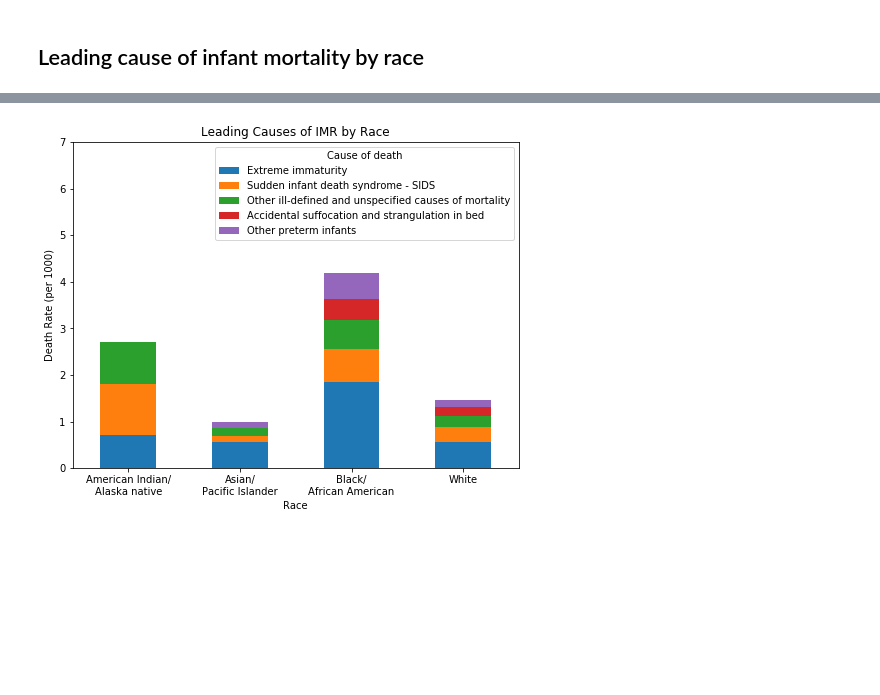
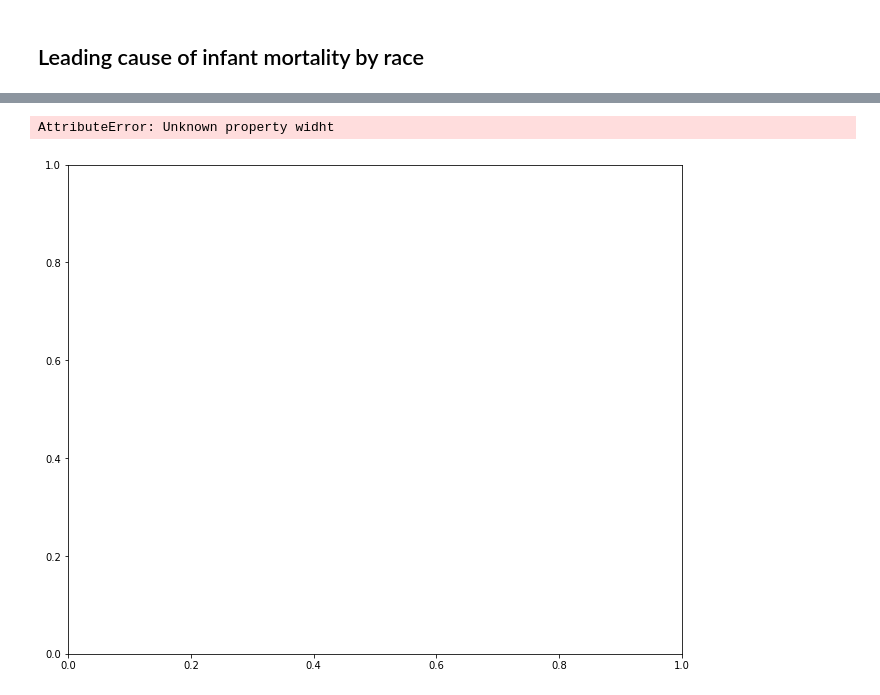
Before and after one commit to jasminajovanovic/IMR, a Jupyter notebook: IMR.ipynb, the cells around one changed output, grey strips where cells are left out. Saved outputs shown, nothing was run; the diff lists cells and outputs as text; code cells hidden in the pictures; blank space fills up the shorter version.

```diff
--- a/IMR.ipynb
+++ b/IMR.ipynb
@@ -249,10 +249,11 @@ dfImrByRaceByCausePlotting = dfImrByRaceByCausePlotting[[
  'Accidental suffocation and strangulation in bed',
  'Other preterm infants']]
 # %%
-ax = dfImrByRaceByCausePlotting.plot.bar(stacked=True, ylim=(0,7), figsize=(8, 6), title="Leading Causes of IMR by Race", rot=0)
+ax = dfImrByRaceByCausePlotting.plot.bar(stacked=True, ylim=(0,7), figsize=(11, 9),  widht=2, title="Leading Causes of IMR by Race", rot=0)
 ax.set_ylabel("Death Rate (per 1000)")
 ax.set_xticklabels (['American Indian/\nAlaska native', 'Asian/\nPacific Islander', 'Black/\nAfrican American', 'White'])
 fig = ax.get_figure()
 fig.savefig('Images/Leading Causes of IMR by Race.png')
 # %% [output]
+AttributeError: Unknown property widht
-[figure, old version]
+[figure, new version]
```
Also changed, not shown: parts of 1 cell of this notebook, 1 other file.
